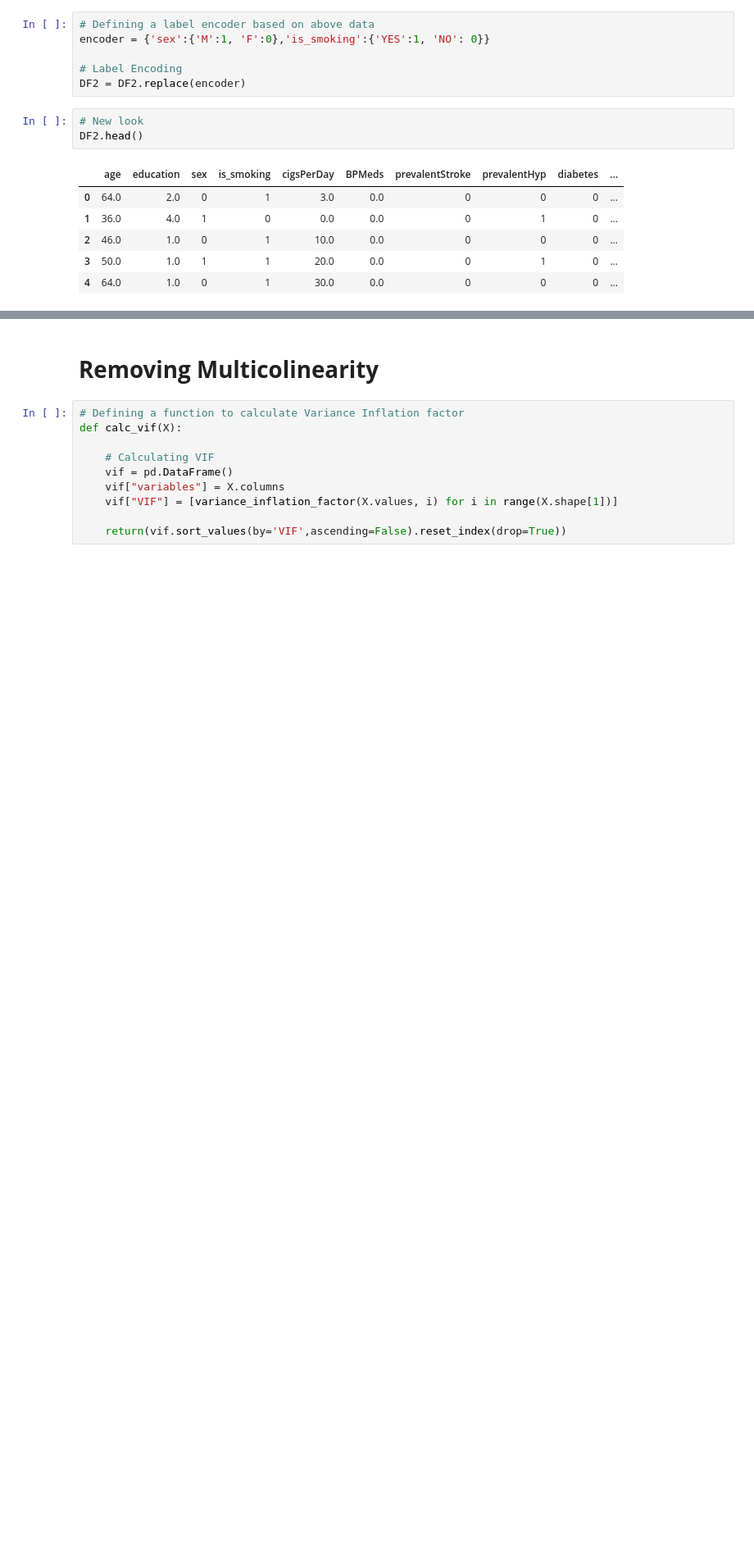
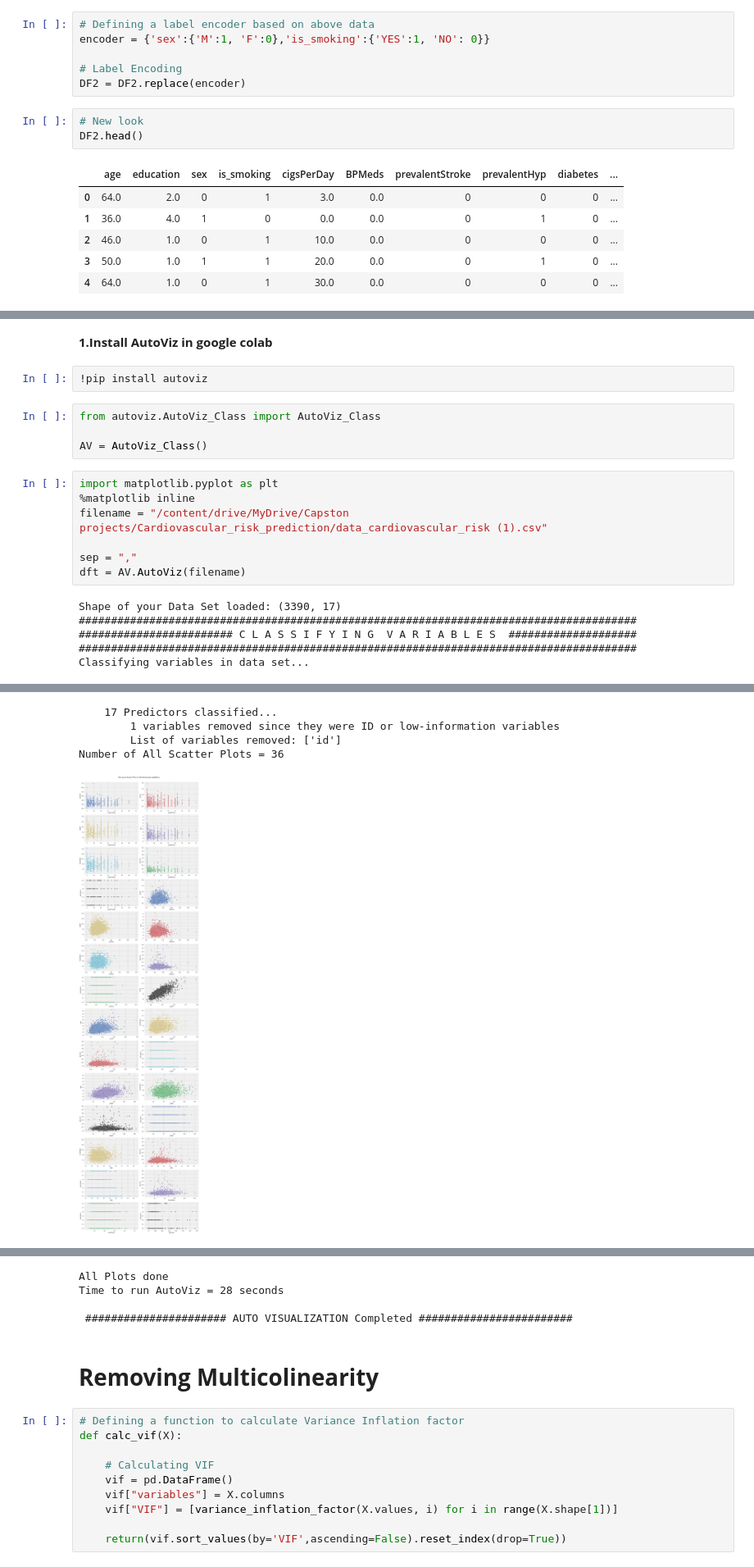
Before and after one commit to madhuribonela/Cardiovascular-Risk-Prediction, a Jupyter notebook: PS_Cardiovascular_Risk_Prediction.ipynb, the cells around one changed output, grey strips where cells are left out. Shown at 82% size. Drawn from its saved outputs; the diff is of its cells as text; blank space fills up the shorter version.

```diff
--- a/PS_Cardiovascular_Risk_Prediction.ipynb
+++ b/PS_Cardiovascular_Risk_Prediction.ipynb
@@ -438,0 +454,21 @@ DF2.head()
+# %% [markdown]
+**1.Install AutoViz in google colab**
+# %%
+!pip install autoviz
+# %%
+from autoviz.AutoViz_Class import AutoViz_Class
+
+AV = AutoViz_Class()
+# %%
+import matplotlib.pyplot as plt
+%matplotlib inline
+filename = "/content/drive/MyDrive/Capston projects/Cardiovascular_risk_prediction/data_cardiovascular_risk (1).csv"
+
+sep = ","
+dft = AV.AutoViz(filename)
+# %% [output]
+Shape of your Data Set loaded: (3390, 17)
+#######################################################################################
+######################## C L A S S I F Y I N G  V A R I A B L E S  ####################
+#######################################################################################
+Classifying variables in data set...
@@ -438,0 +493,5 @@ DF2.head()
+    17 Predictors classified...
+        1 variables removed since they were ID or low-information variables
+        List of variables removed: ['id']
+Number of All Scatter Plots = 36
+[figure, added]
@@ -439,3 +503,7 @@ DF2.head()
+All Plots done
+Time to run AutoViz = 28 seconds
+
+ ###################### AUTO VISUALIZATION Completed ########################
 # %% [markdown]
 # **Removing Multicolinearity**
 # %%
```
Also changed, not shown: parts of 18 cells of this notebook.
